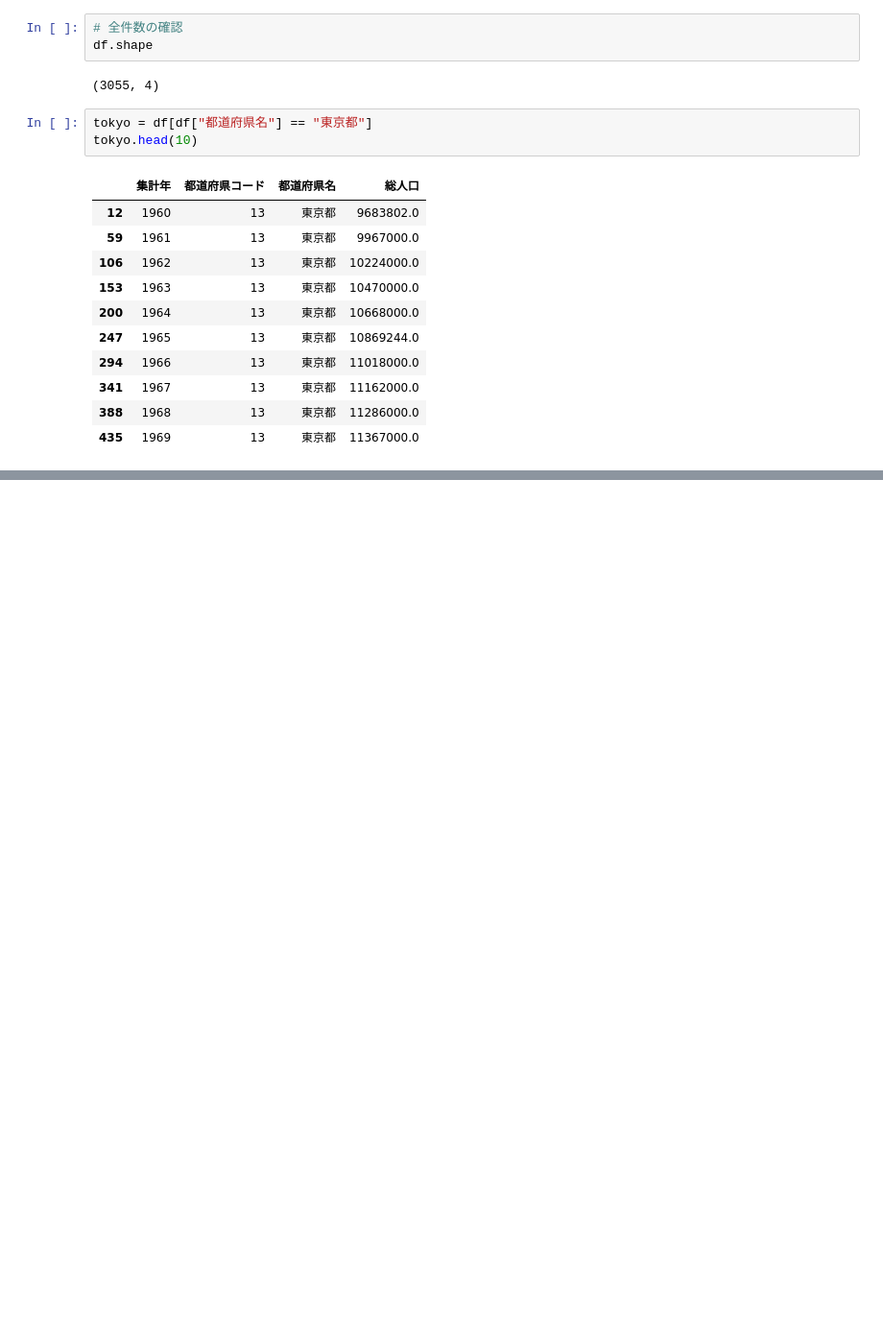
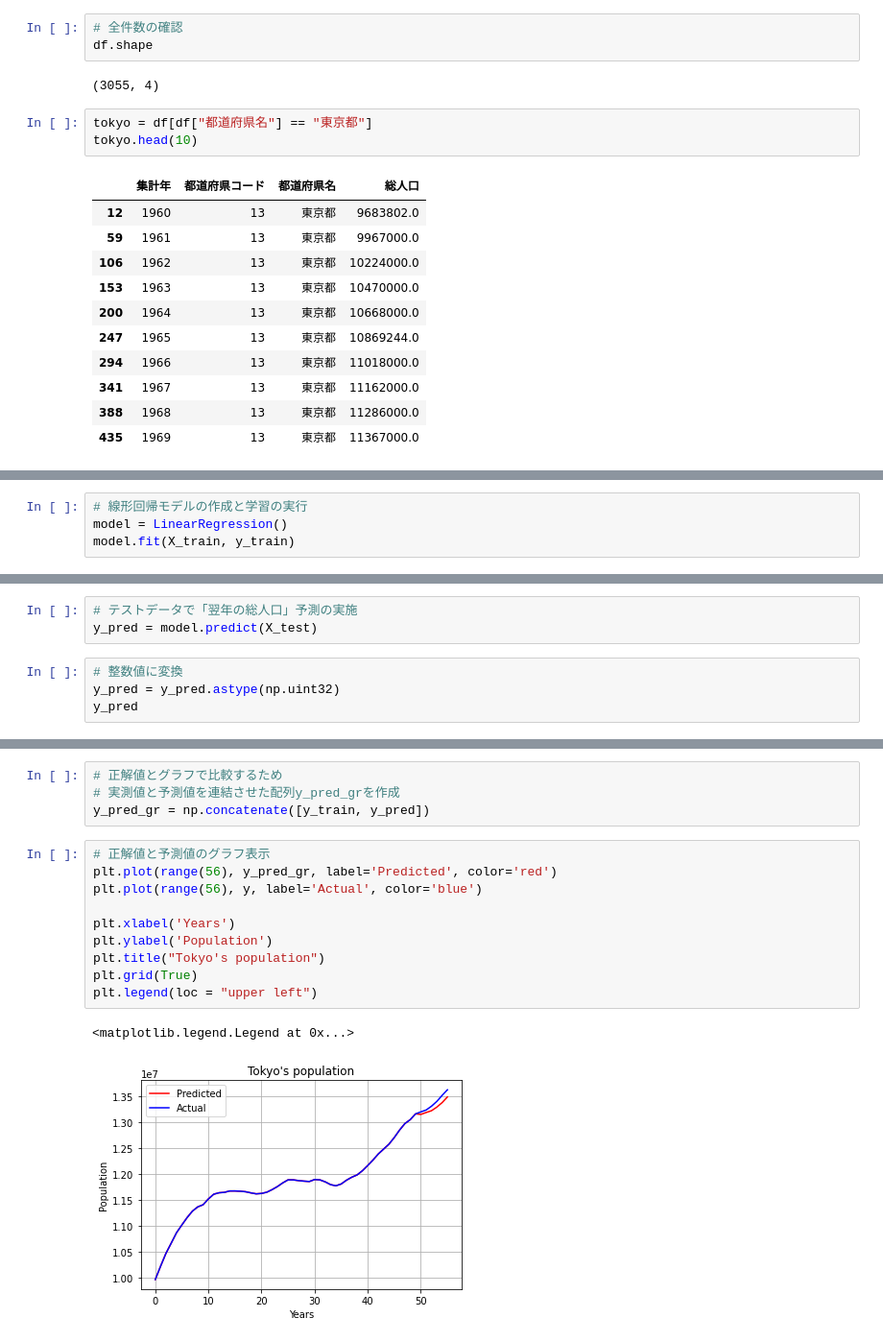
Before and after one commit to ryo97321/python-workspace, a Jupyter notebook: start_python_with_tellus/Lesson7_2_1_tokyo.ipynb, the cells around one changed output, grey strips where cells are left out. Shown: that part at 96% size. Cells and saved outputs as stored; diff of their text form; blank space fills up the shorter version.

```diff
--- a/start_python_with_tellus/Lesson7_2_1_tokyo.ipynb
+++ b/start_python_with_tellus/Lesson7_2_1_tokyo.ipynb
@@ -38,0 +80,4 @@ tokyo.head(10)
+# %%
+# 線形回帰モデルの作成と学習の実行
+model = LinearRegression()
+model.fit(X_train, y_train)
@@ -38,0 +86,7 @@ tokyo.head(10)
+# %%
+# テストデータで「翌年の総人口」予測の実施
+y_pred = model.predict(X_test)
+# %%
+# 整数値に変換
+y_pred = y_pred.astype(np.uint32)
+y_pred
@@ -38,0 +109,17 @@ tokyo.head(10)
+# %%
+# 正解値とグラフで比較するため
+# 実測値と予測値を連結させた配列y_pred_grを作成
+y_pred_gr = np.concatenate([y_train, y_pred])
+# %%
+# 正解値と予測値のグラフ表示
+plt.plot(range(56), y_pred_gr, label='Predicted', color='red')
+plt.plot(range(56), y, label='Actual', color='blue')
+
+plt.xlabel('Years')
+plt.ylabel('Population')
+plt.title("Tokyo's population")
+plt.grid(True)
+plt.legend(loc = "upper left")
+# %% [output]
+<matplotlib.legend.Legend at 0x...>
+[figure, added]
```
Also changed, not shown: parts of 7 cells of this notebook.
